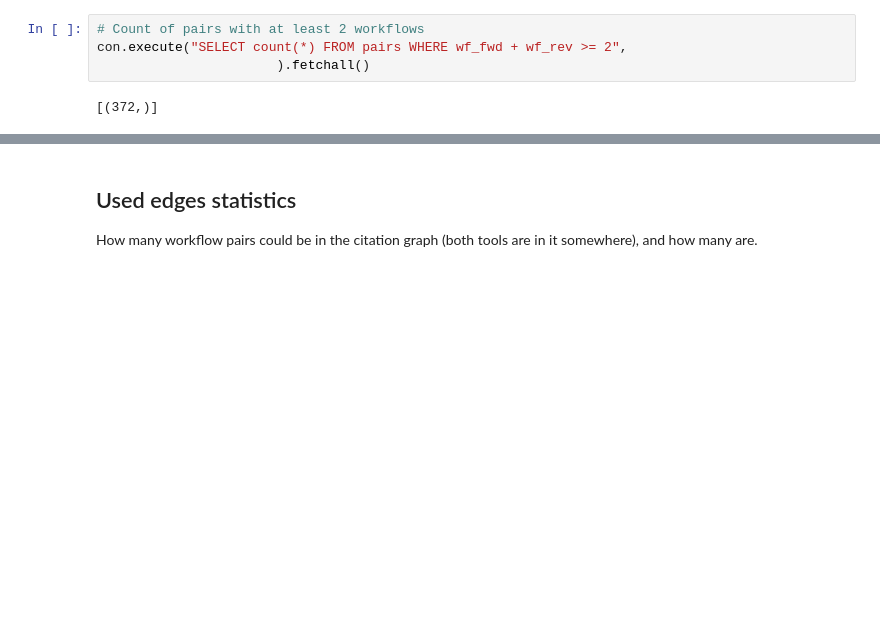
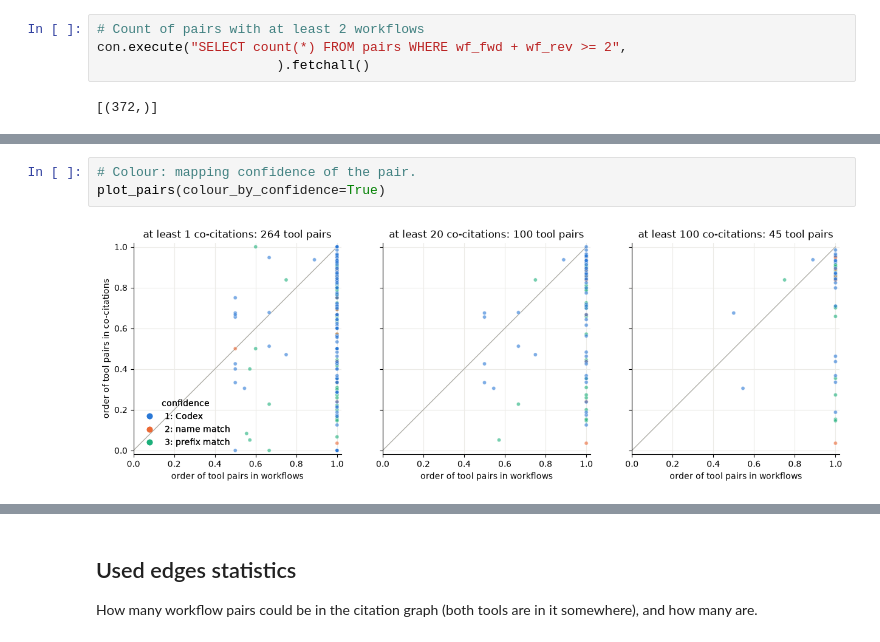
Before and after one commit to inab/InSoLiTo, a Jupyter notebook: directed-graph/workflowhub/compare_citation_edges.ipynb, the cells around one changed output, grey strips where cells are left out. Cells and saved outputs as stored; diff of their text form; blank space fills up the shorter version.

```diff
--- a/directed-graph/workflowhub/compare_citation_edges.ipynb
+++ b/directed-graph/workflowhub/compare_citation_edges.ipynb
@@ -184 +160,6 @@ plt.show()
+# %%
+# Colour: mapping confidence of the pair.
+plot_pairs(colour_by_confidence=True)
+# %% [output]
+[figure, added]
 # %%
```
Also changed, not shown: parts of 7 cells of this notebook.
